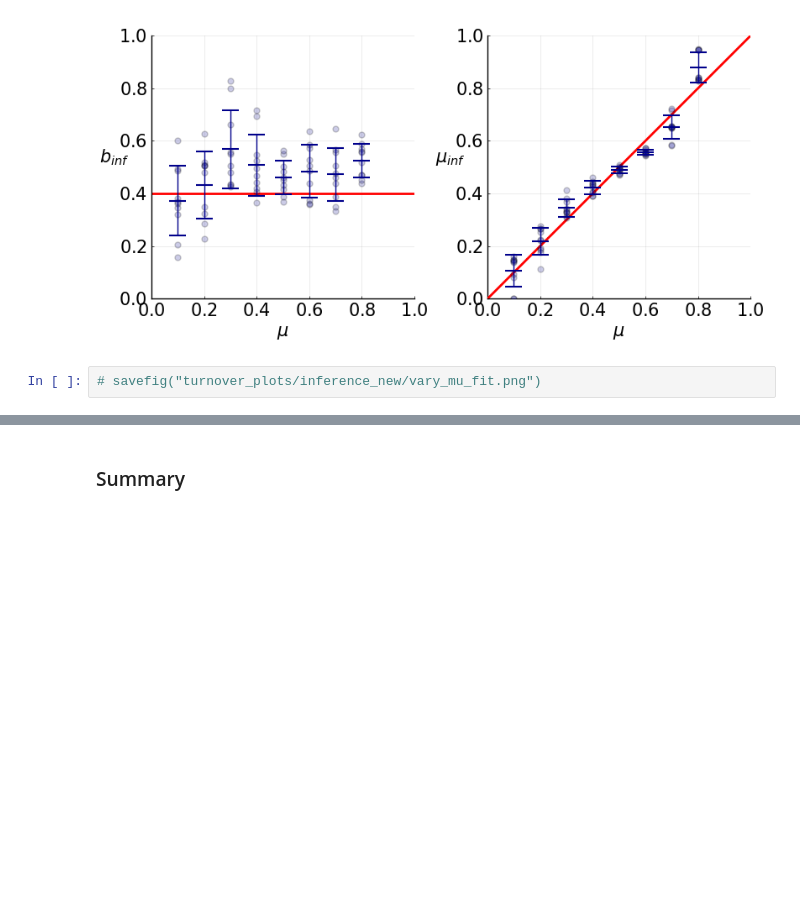
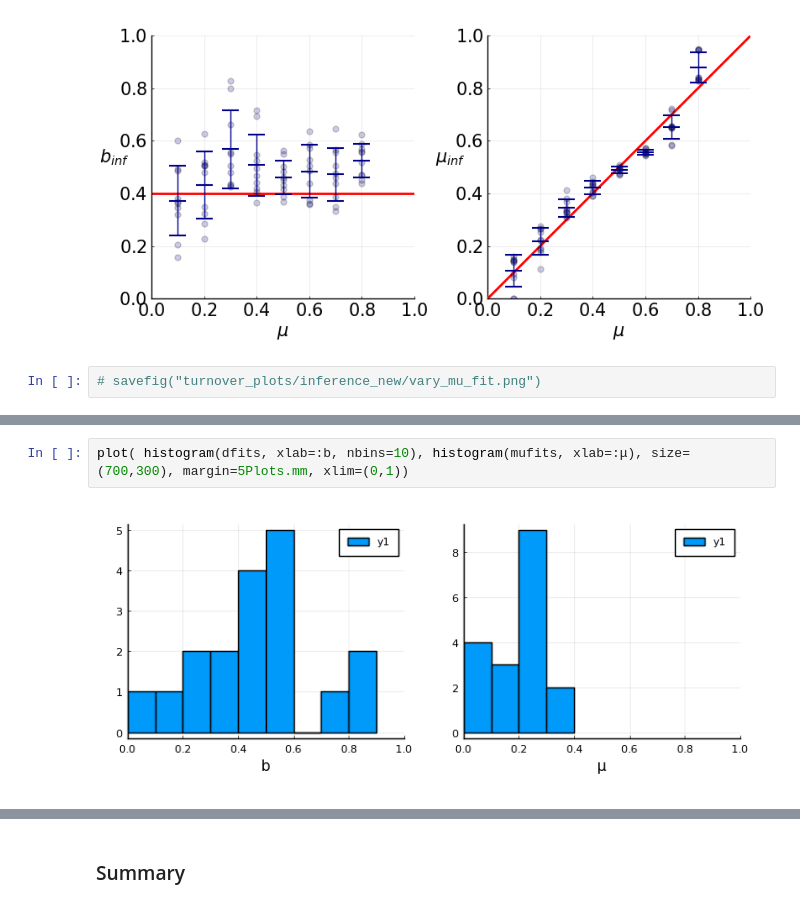
Before and after one commit to aangaji/Turnover, a Jupyter notebook: inference.ipynb, the cells around one changed output, grey strips where cells are left out. Saved outputs shown, nothing was run; the diff lists cells and outputs as text; blank space fills up the shorter version.

```diff
--- a/inference.ipynb
+++ b/inference.ipynb
@@ -764,0 +1042,4 @@ end
+# %%
+plot( histogram(dfits, xlab=:b, nbins=10), histogram(mufits, xlab=:μ), size=(700,300), margin=5Plots.mm, xlim=(0,1))
+# %% [output]
+[figure, added]
```
Also changed, not shown: parts of 20 cells of this notebook, 11 other files.
